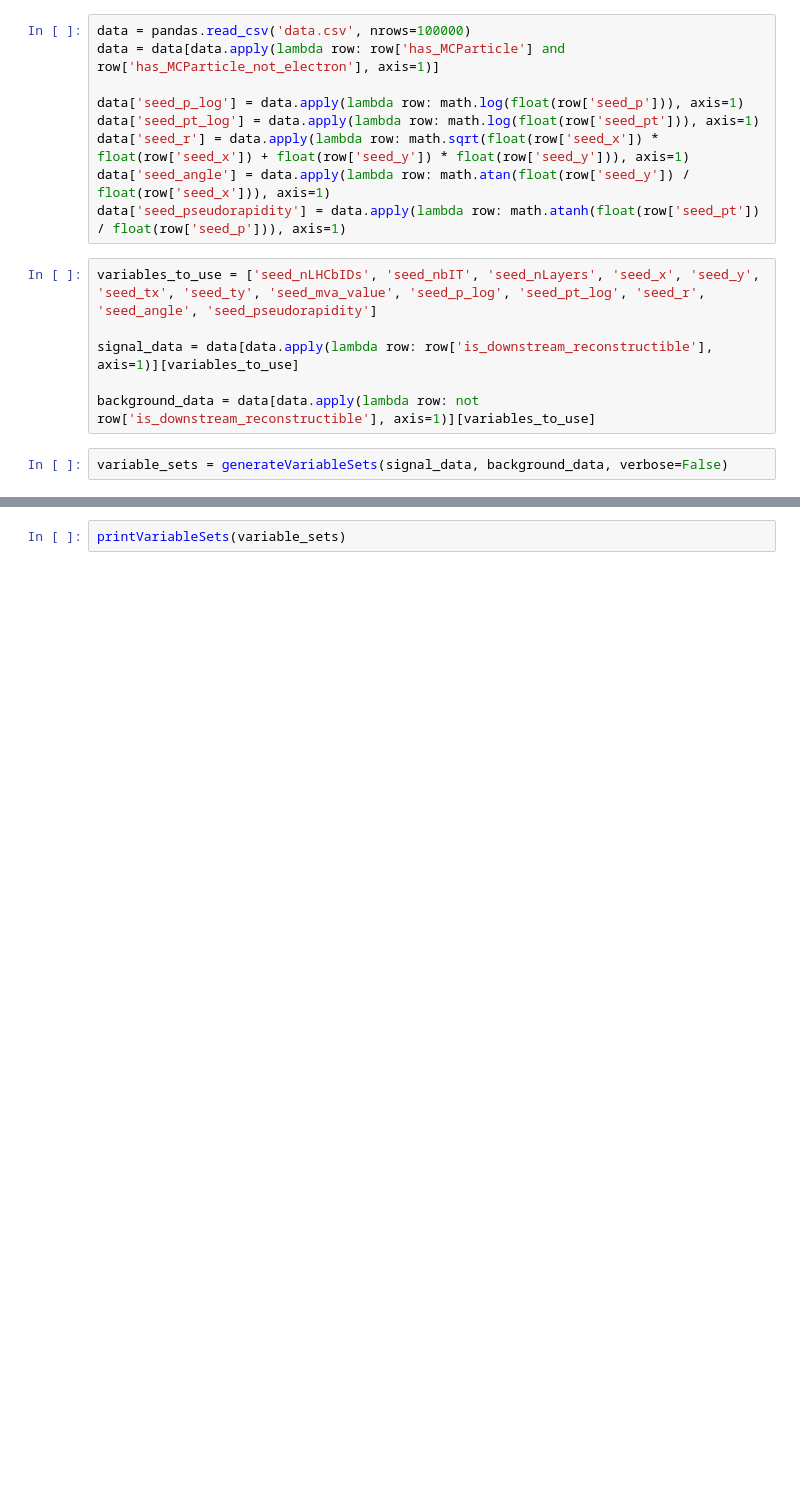
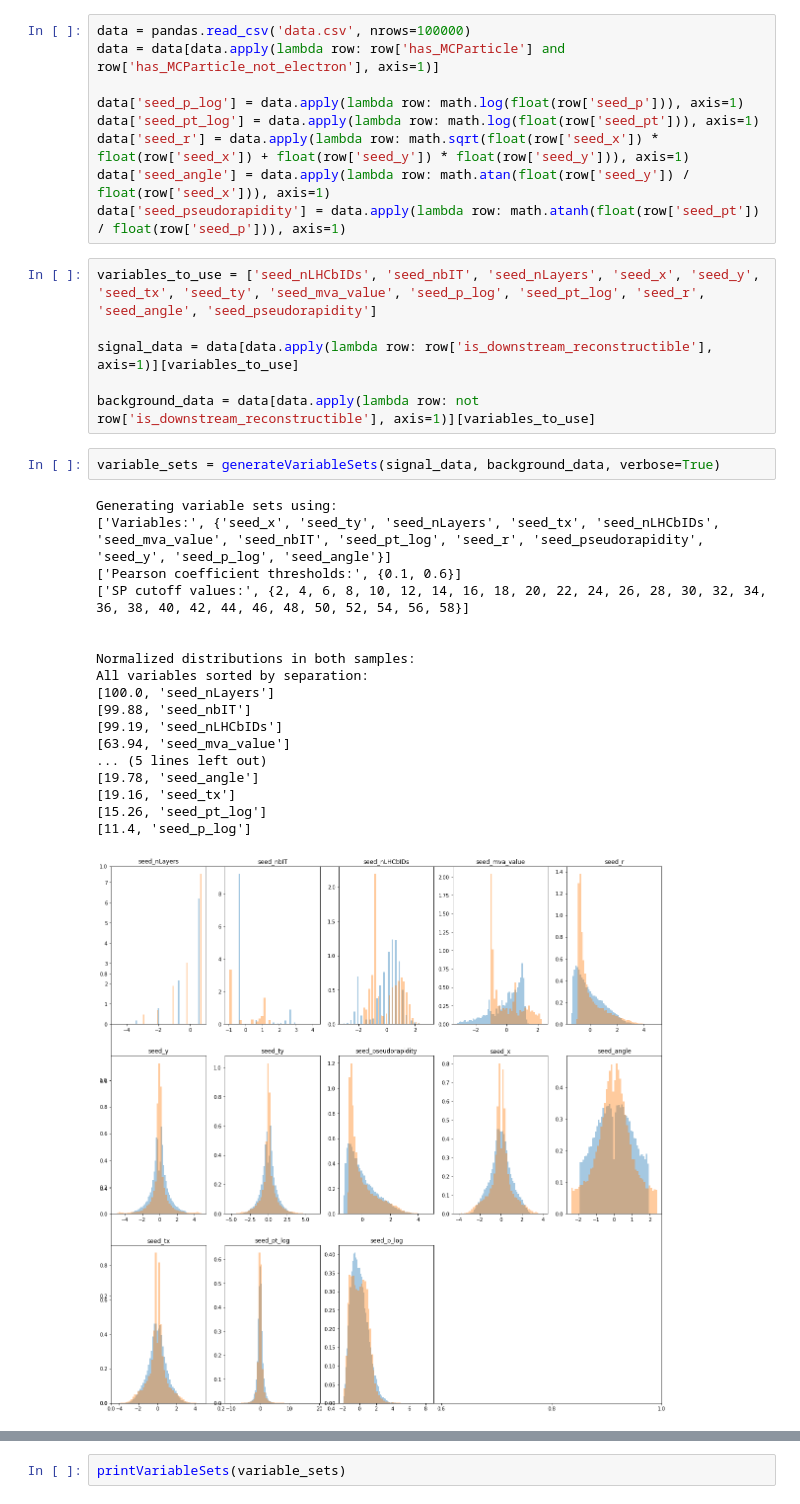
Before and after one commit to mgoncerz/SeparationPowerTool, a Jupyter notebook: modulesTest.ipynb, the cells around one changed output, grey strips where cells are left out. Cells and saved outputs as stored; diff of their text form; blank space fills up the shorter version.

Commit message:
distribution plots

```diff
--- a/modulesTest.ipynb
+++ b/modulesTest.ipynb
@@ -19,4 +19,23 @@ signal_data = data[data.apply(lambda row: row['is_downstream_reconstructible'],
 
 background_data = data[data.apply(lambda row: not row['is_downstream_reconstructible'], axis=1)][variables_to_use]
 # %%
-variable_sets = generateVariableSets(signal_data, background_data, verbose=False)
+variable_sets = generateVariableSets(signal_data, background_data, verbose=True)
+# %% [output]
+Generating variable sets using:
+['Variables:', {'seed_x', 'seed_ty', 'seed_nLayers', 'seed_tx', 'seed_nLHCbIDs', 'seed_mva_value', 'seed_nbIT', 'seed_pt_log', 'seed_r', 'seed_pseudorapidity', 'seed_y', 'seed_p_log', 'seed_angle'}]
+['Pearson coefficient thresholds:', {0.1, 0.6}]
+['SP cutoff values:', {2, 4, 6, 8, 10, 12, 14, 16, 18, 20, 22, 24, 26, 28, 30, 32, 34, 36, 38, 40, 42, 44, 46, 48, 50, 52, 54, 56, 58}]
+
+
+Normalized distributions in both samples:
+All variables sorted by separation:
+[100.0, 'seed_nLayers']
+[99.88, 'seed_nbIT']
+[99.19, 'seed_nLHCbIDs']
+[63.94, 'seed_mva_value']
+... (5 lines left out)
+[19.78, 'seed_angle']
+[19.16, 'seed_tx']
+[15.26, 'seed_pt_log']
+[11.4, 'seed_p_log']
+[figure, added]
```
Also changed, not shown: parts of 1 cell of this notebook, 1 other file.
